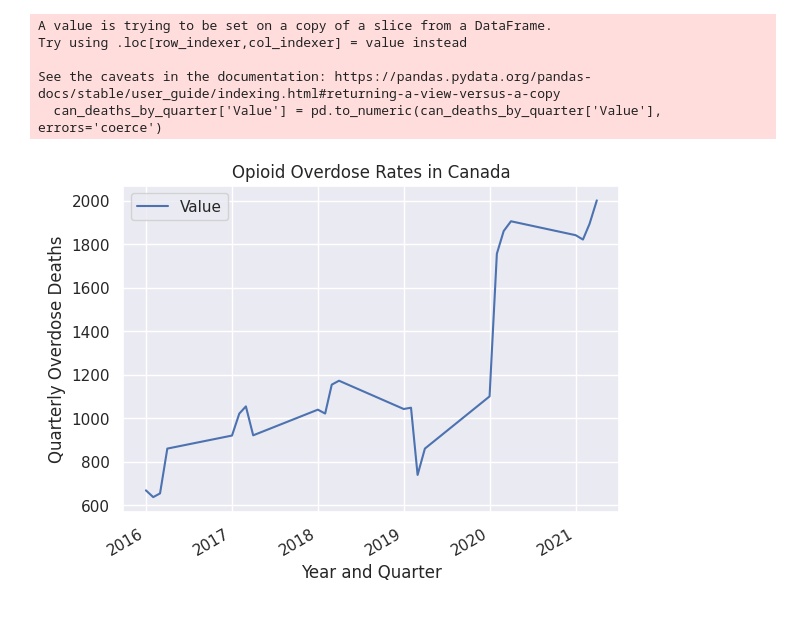
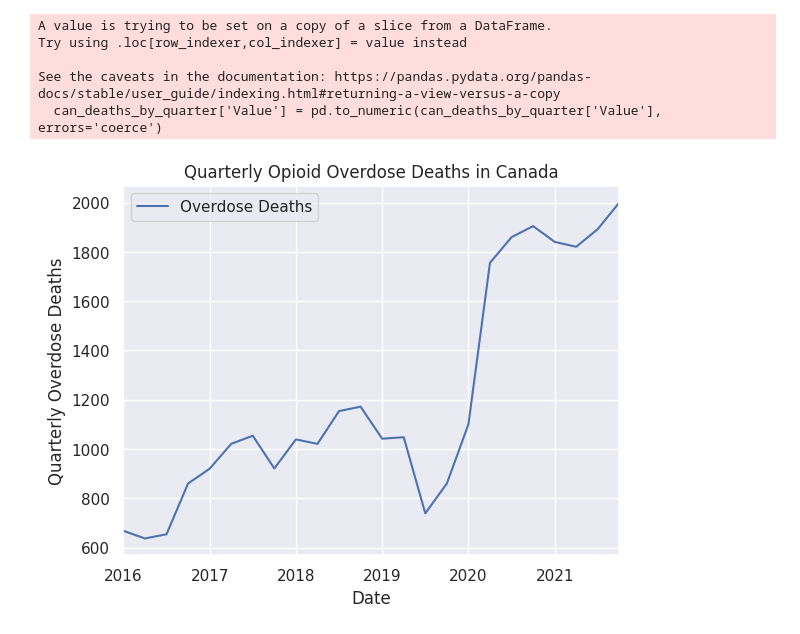
Before and after one commit to bempt/Opioids-in-Canada-EDA, a Jupyter notebook: eda.ipynb, the cells around one changed output. Cells and saved outputs as stored; diff of their text form; code cells hidden in the pictures.

Commit message:
Altered quarterly values, created a few new dataframes for pending national charting.

```diff
--- a/eda.ipynb
+++ b/eda.ipynb
@@ -222,11 +217,7 @@ is_canada = overdose_data["Region"] == "Canada"
 is_quarter = overdose_data["Time_Period"] == "By quarter"
 is_number = overdose_data["Unit"] == "Number"
 
-can_deaths_by_quarter = overdose_data[is_opioid &
-                                      is_death &
-                                      is_overdose &
-                                      is_canada &
-                                      is_quarter &
-                                      is_number]
-
-# can_deaths_by_quarter
+deaths_by_quarter = overdose_data[is_opioid &
+                                  is_death &
+                                  is_overdose &
+                                  is_quarter]
@@ -277,0 +224,10 @@ NameError: name 'row' is not defined
+# %%
+can_deaths_by_quarter = deaths_by_quarter[is_canada &
+                                      is_number]
+
+# can_deaths_by_quarter
+# %%
+# change 'Year_Quarter' to datetime
+dt = pd.to_datetime(can_deaths_by_quarter['Year_Quarter'].str.replace(' ', ''))
+dt = dt + pd.offsets.QuarterEnd(0)
+can_deaths_by_quarter['Year_Quarter'] = dt
@@ -314,9 +276,10 @@ See the caveats in the documentation: https://pandas.pydata.org/pandas-docs/stab
 # %%
 # create line plot using index for x-axis and 'Value' for y-axis
 can_deaths_by_quarter.plot(kind='line', y='Value')
-plt.xlabel('Year and Quarter')
+plt.xlabel('Date')
 plt.ylabel('Quarterly Overdose Deaths')
-plt.title('Opioid Overdose Rates in Canada')
+plt.title('Quarterly Opioid Overdose Deaths in Canada')
+plt.legend(labels=['Overdose Deaths'])
 plt.show()
 # %% [output]
-[figure, old version]
+[figure, new version]
```
Also changed, not shown: parts of 8 cells of this notebook.
